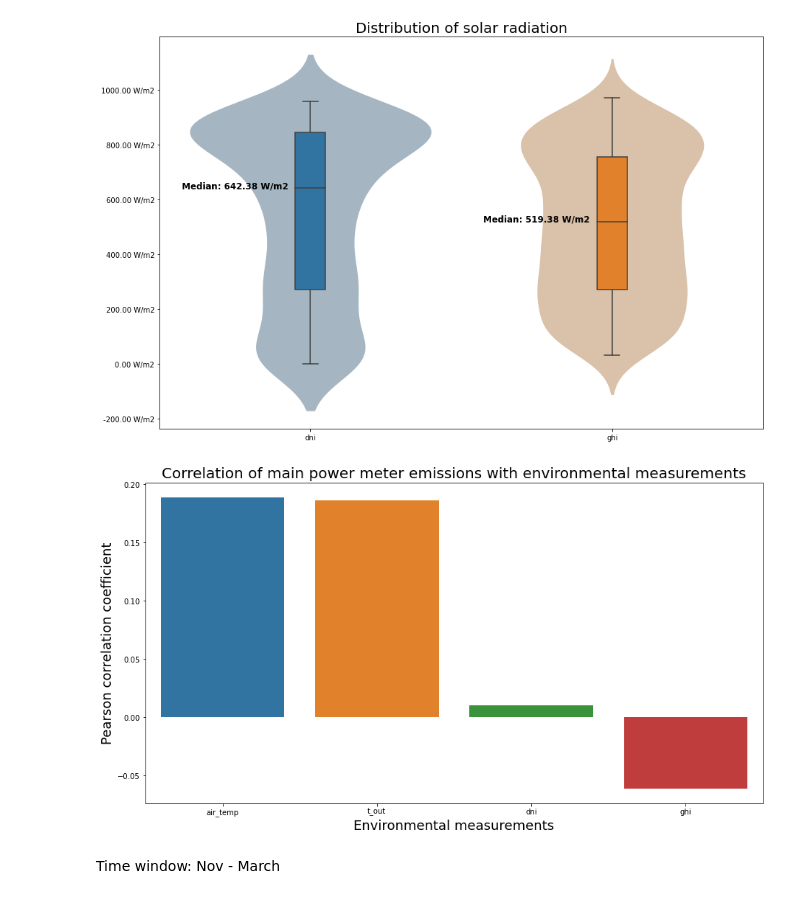
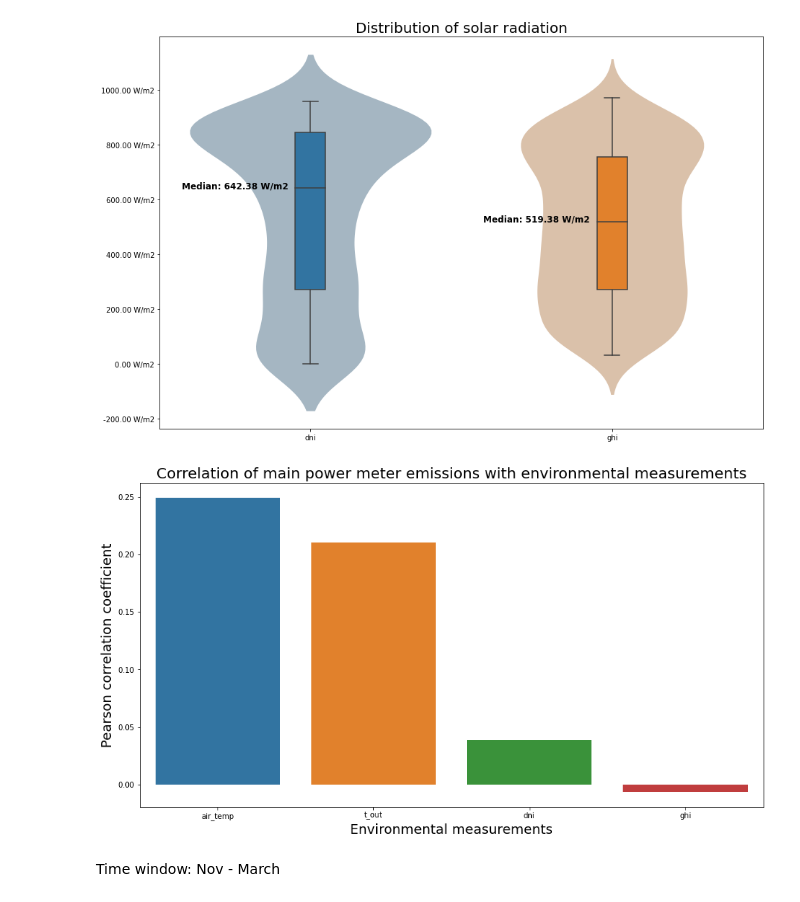
Before and after one commit to ZAY630/ls_sdh, a Jupyter notebook: analysis.ipynb, the cells around one changed output. Cells and saved outputs as stored; diff of their text form; code cells hidden in the pictures.

Commit message:
Added CA ISO demand and renewable supply data and updated HVAC related emissions calculation

```diff
--- a/analysis.ipynb
+++ b/analysis.ipynb
@@ -71,0 +72,3 @@ See the caveats in the documentation: https://pandas.pydata.org/pandas-docs/stab
+# %%
+df_power['HVAC'] = df_power['SDH.SW.MSA.MAIN.PWR REAL 3 P'] - df_power['SDH.SW.MSA.MS41A.PWR REAL 3 P'] + df_power['SDH.SW.MSB.MS41B.PWR REAL 3 P']
+columns = ['HVAC']
@@ -134,6 +169,6 @@ utils_plot.plot_hourly_heatmap(df_climate, ['ghi'], "Direct normal irridiance (W
 # %% [markdown]
 Get overall dataframe
 # %%
-df_all = pd.merge(df_emissions, df_climate, on = 'datetime', how = 'outer')
+df_all = pd.merge(df_emissions[['datetime', 'HVAC']], df_climate, on = 'datetime', how = 'outer')
 df_all.head()
 # %% [output]
@@ -200,15 +234,15 @@ utils_plot.create_violin_plot(df_AO, ['dni', 'ghi'], ' W/m2', 'Distribution of s
 [figure]
 # %%
 correlation_matrix = df_AO.corr()
-correlation_with_emissions = correlation_matrix['SDH.SW.MSA.MAIN.PWR REAL 3 P'].drop('SDH.SW.MSA.MAIN.PWR REAL 3 P')  # Drop self-correlation
+correlation_with_emissions = correlation_matrix['HVAC'].drop('HVAC')  # Drop self-correlation
 plt.figure(figsize=[15, 8])
 sns.barplot(x=correlation_with_emissions.index, y=correlation_with_emissions.values)
 plt.title('Correlation of main power meter emissions with environmental measurements', fontsize = 20)
 plt.xlabel('Environmental measurements', fontsize = 18)
 plt.ylabel('Pearson correlation coefficient', fontsize = 18)
 plt.show()
 # %% [output]
-[figure, old version]
+[figure, new version]
 # %% [markdown]
 Time window: Nov - March
 # %%
```
Also changed, not shown: parts of 22 cells of this notebook, 24 other files.
